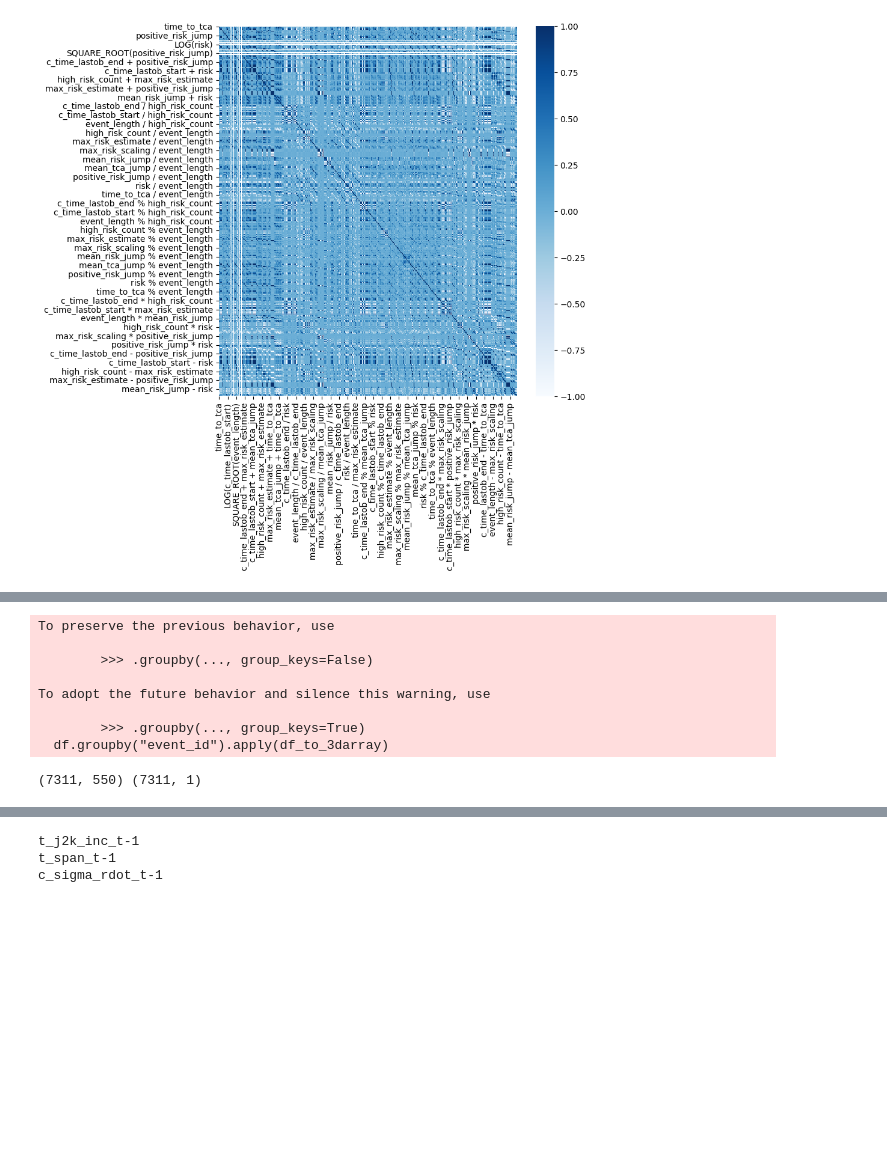
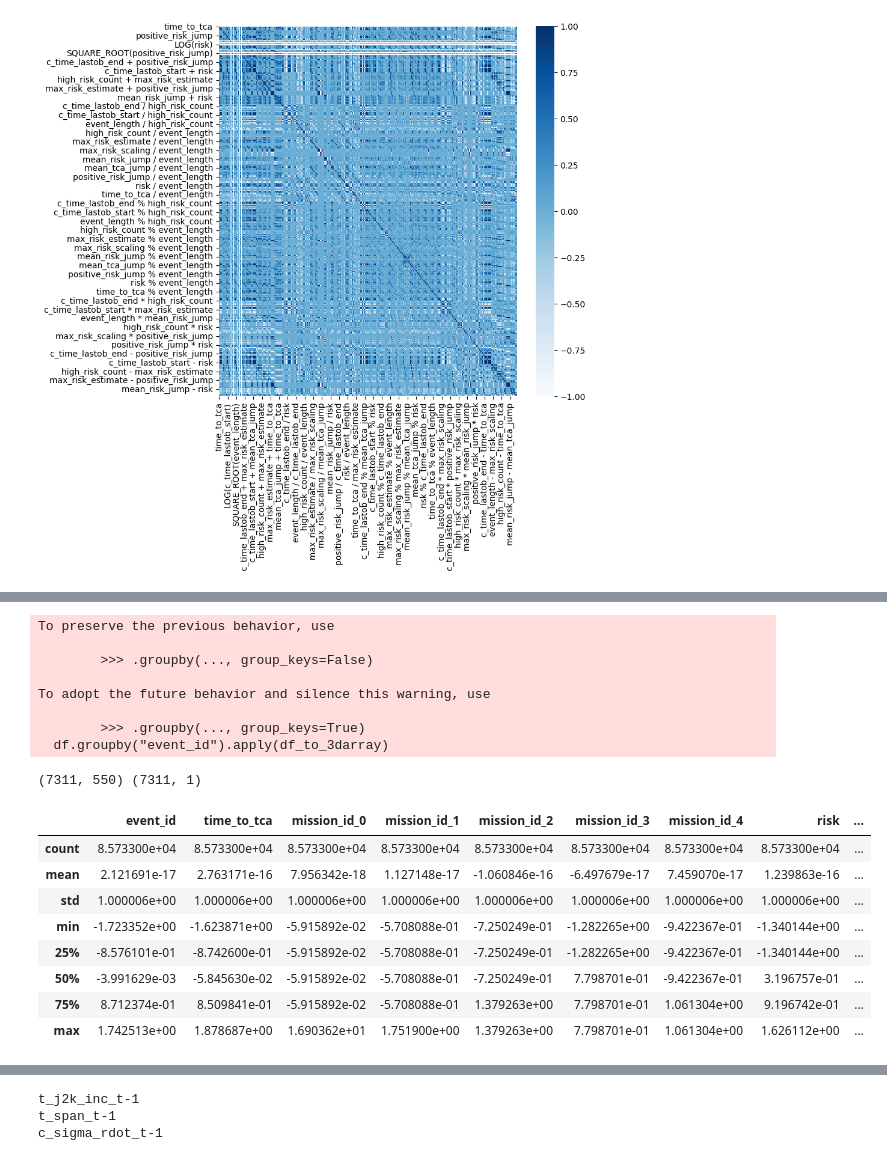
Before and after one commit to P-himaja/CosmoClean_GDSE, a Jupyter notebook: Backend/Feature1.ipynb, the cells around one changed output, grey strips where cells are left out. Saved outputs shown, nothing was run; the diff lists cells and outputs as text; code cells hidden in the pictures; blank space fills up the shorter version.

```diff
--- a/Backend/Feature1.ipynb
+++ b/Backend/Feature1.ipynb
@@ -381,34 +384,46 @@ def df_to_3darray(event):
 
 df.groupby("event_id").apply(df_to_3darray)
 
+
 #Dropping event_id to remove noise
 X = X[:,:,1:]
 
 #Reshaping again to 2D array but now events are filled
 X = X.reshape(X.shape[0], timestep*X.shape[2])
 
 #Naming shifted columns
 shifted_columns = []
 original_columns = list(df.columns)[1:] #Dropping event_id
 
 for i in range(timestep-1,-1,-1):
     for column in original_columns:
         shifted_columns.append(column+"_t-"+str(i))
 
 #Creating df from reshape array and shifted column names
 X = pd.DataFrame(X, columns=shifted_columns)
 
 print(X.shape, y.shape)
+df
+df.describe()
 # %% [output]
 To preserve the previous behavior, use
 
         >>> .groupby(..., group_keys=False)
 
 To adopt the future behavior and silence this warning, use
 
         >>> .groupby(..., group_keys=True)
   df.groupby("event_id").apply(df_to_3darray)
 (7311, 550) (7311, 1)
+|  | event_id | time_to_tca | mission_id_0 | mission_id_1 | mission_id_2 | mission_id_3 | mission_id_4 | risk | ... |
+| count | 8.573300e+04 | 8.573300e+04 | 8.573300e+04 | 8.573300e+04 | 8.573300e+04 | 8.573300e+04 | 8.573300e+04 | 8.573300e+04 | ... |
+| mean | 2.121691e-17 | 2.763171e-16 | 7.956342e-18 | 1.127148e-17 | -1.060846e-16 | -6.497679e-17 | 7.459070e-17 | 1.239863e-16 | ... |
+| std | 1.000006e+00 | 1.000006e+00 | 1.000006e+00 | 1.000006e+00 | 1.000006e+00 | 1.000006e+00 | 1.000006e+00 | 1.000006e+00 | ... |
+| min | -1.723352e+00 | -1.623871e+00 | -5.915892e-02 | -5.708088e-01 | -7.250249e-01 | -1.282265e+00 | -9.422367e-01 | -1.340144e+00 | ... |
+| 25% | -8.576101e-01 | -8.742600e-01 | -5.915892e-02 | -5.708088e-01 | -7.250249e-01 | -1.282265e+00 | -9.422367e-01 | -1.340144e+00 | ... |
+| 50% | -3.991629e-03 | -5.845630e-02 | -5.915892e-02 | -5.708088e-01 | -7.250249e-01 | 7.798701e-01 | -9.422367e-01 | 3.196757e-01 | ... |
+| 75% | 8.712374e-01 | 8.509841e-01 | -5.915892e-02 | -5.708088e-01 | 1.379263e+00 | 7.798701e-01 | 1.061304e+00 | 9.196742e-01 | ... |
+| max | 1.742513e+00 | 1.878687e+00 | 1.690362e+01 | 1.751900e+00 | 1.379263e+00 | 7.798701e-01 | 1.061304e+00 | 1.626112e+00 | ... |
 # %%
 from sklearn.ensemble import ExtraTreesRegressor
 
```
Also changed, not shown: parts of 8 cells of this notebook, 14 other files.
